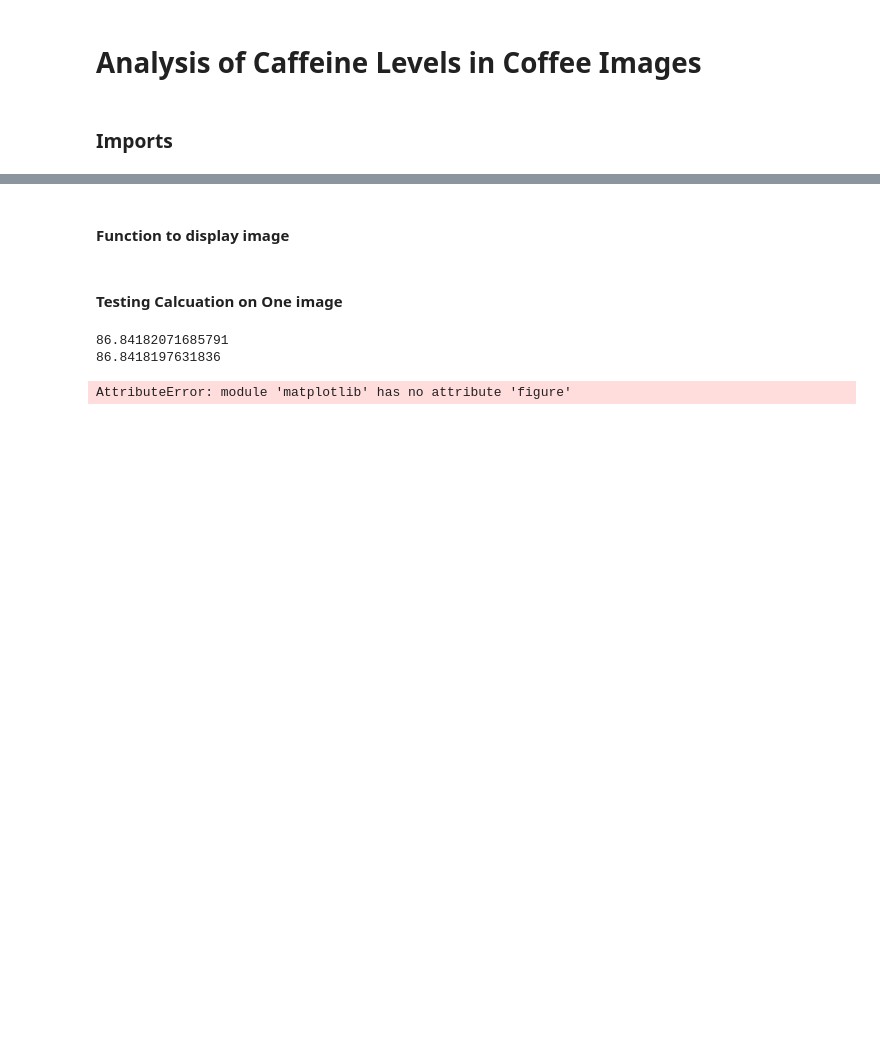
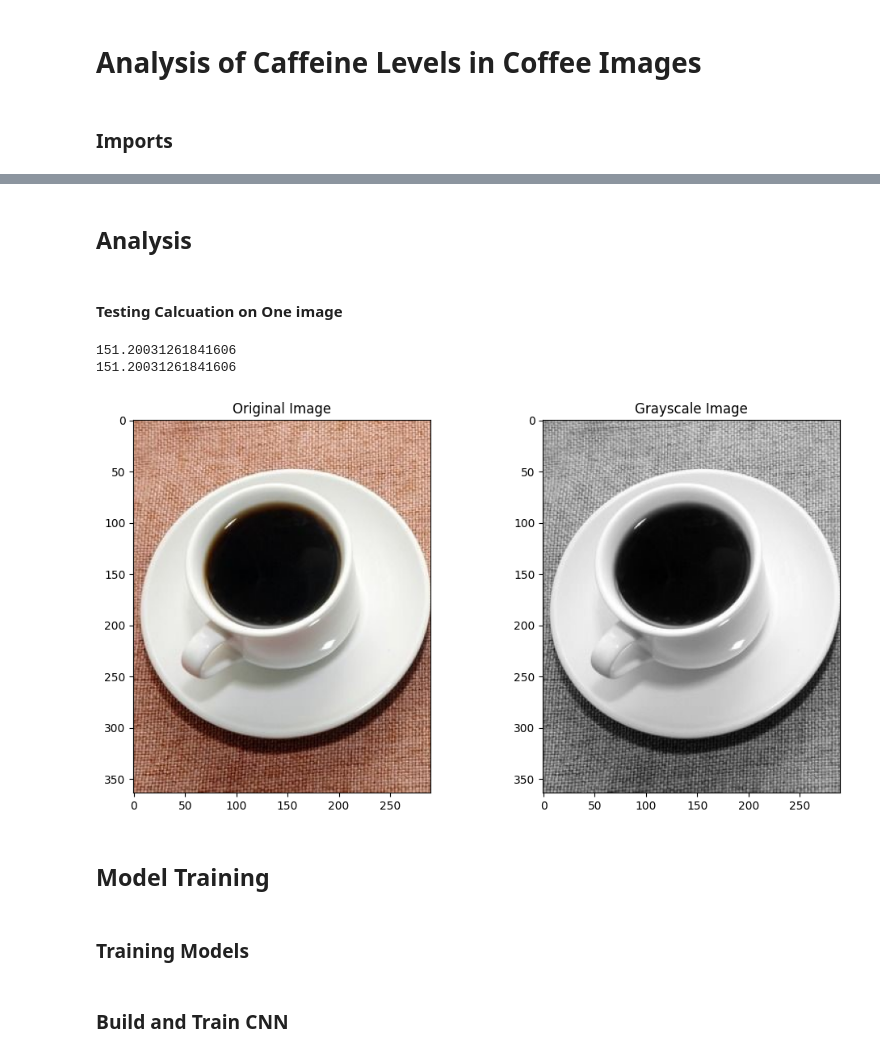
Before and after one commit to CMA-Projects/Coffeine-Detection, a Jupyter notebook: Notebook/Coffee Data Roboflow Analysis.ipynb, the cells around one changed output, grey strips where cells are left out. Drawn from its saved outputs; the diff is of its cells as text; code cells hidden in the pictures; blank space fills up the shorter version.

```diff
--- a/Notebook/Coffee Data Roboflow Analysis.ipynb
+++ b/Notebook/Coffee Data Roboflow Analysis.ipynb
@@ -40,2 +22,0 @@ def calculate_image_darkness_pil(image_path):
-# %% [markdown]
-#### Function to display image
@@ -58,2 +23,4 @@ def display_image(image_path):
+# %% [markdown]
+## Analysis
 # %% [markdown]
 #### Testing Calcuation on One image
@@ -60,14 +69,18 @@ def display_image(image_path):
 # %%
-path = '../data/Roboflow/test/images/0f6b84e1b94629f2_jpg.rf.ca24e59b85a60d18281e9dda2038b6f3.jpg'
+path = '../images/coffee1.jpg'
 
 val1 = calculate_image_darkness_opencv(path)
 print(val1)
 
 val2 = calculate_image_darkness_pil(path)
 print(val2)
 
 display_image(path)
 # %% [output]
-86.84182071685791
-86.8418197631836
+151.20031261841606
+151.20031261841606
-AttributeError: module 'matplotlib' has no attribute 'figure'
+[figure, added]
+# %% [markdown]
+## Model Training
+# %% [markdown]
+### Training Models
@@ -73,0 +117,2 @@ AttributeError: module 'matplotlib' has no attribute 'figure'
+# %% [markdown]
+### Build and Train CNN
```
Also changed, not shown: parts of 11 cells of this notebook.
